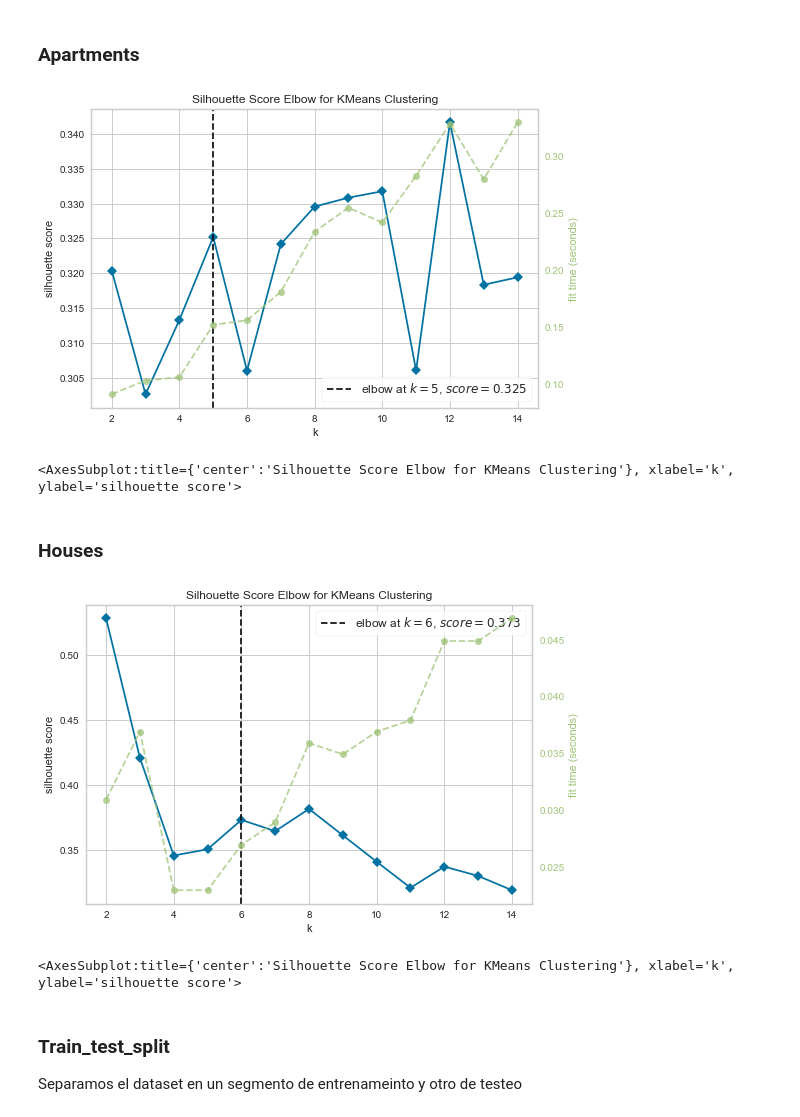
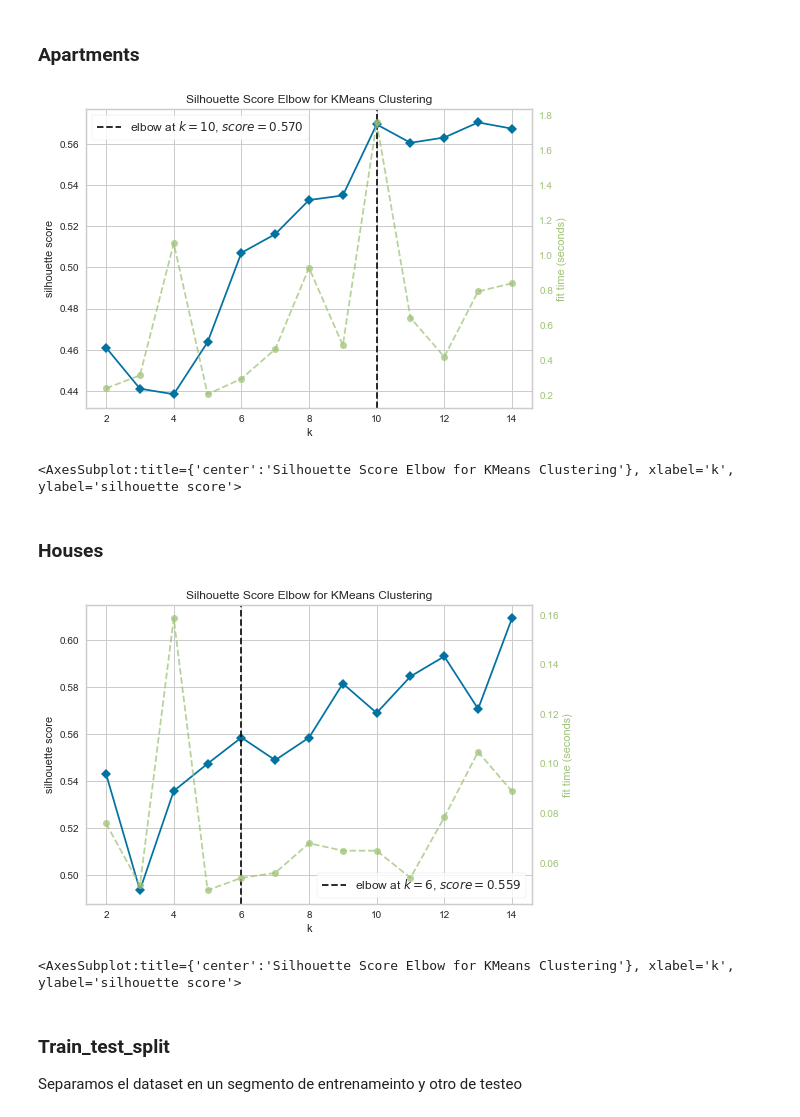
Before and after one commit to franfasan1/DG_G8_desfio2, a Jupyter notebook: notebook_desafio.ipynb, the cells around one changed output. Saved outputs shown, nothing was run; the diff lists cells and outputs as text; code cells hidden in the pictures.

```diff
--- a/notebook_desafio.ipynb
+++ b/notebook_desafio.ipynb
@@ -147,20 +147,22 @@ from yellowbrick.cluster import KElbowVisualizer
 # %%
 data_clus = data
 
 data_clus = data_clus[(data_clus.tipo_prop == "apartment")]
-data_clus = data_clus[['lat', 'lon','tipo_prop', 'precio_x_m2_usd']]
+data_clus = data_clus[['lat', 'lon','tipo_prop']]
 
-data_clus = data_clus[data_clus.precio_x_m2_usd.notnull()]
+# data_clus = data_clus[data_clus.precio_x_m2_usd.notnull()]
 
-escalador = StandardScaler()
-X = escalador.fit_transform(data_clus.drop('tipo_prop', axis = 1))
+# escalador = StandardScaler()
+# X = escalador.fit_transform(data_clus.drop('tipo_prop', axis = 1))
+
+X = data_clus.drop('tipo_prop', axis = 1)
 
 km_model = KMeans()
 visualizer = KElbowVisualizer(km_model, k = (2,15), metric = 'silhouette')
 
 visualizer.fit(X)
 visualizer.show()
 # %% [output]
-[figure, old version]
+[figure, new version]
 <AxesSubplot:title={'center':'Silhouette Score Elbow for KMeans Clustering'}, xlabel='k', ylabel='silhouette score'>
 # %%
@@ -176,12 +178,14 @@ data_clus_apartment = data_clus.join(clusters)
 data_clus = data
 
 data_clus = data_clus[(data_clus.tipo_prop == "house")]
-data_clus = data_clus[['lat', 'lon','tipo_prop', 'precio_x_m2_usd']]
+data_clus = data_clus[['lat', 'lon','tipo_prop']]
 
-data_clus = data_clus[data_clus.precio_x_m2_usd.notnull()]
+# data_clus = data_clus[data_clus.precio_x_m2_usd.notnull()]
 
-escalador = StandardScaler()
-X = escalador.fit_transform(data_clus.drop('tipo_prop', axis = 1))
+# escalador = StandardScaler()
+# X = escalador.fit_transform(data_clus.drop('tipo_prop', axis = 1))
+
+X = data_clus.drop('tipo_prop', axis = 1)
 
 km_model = KMeans()
 visualizer = KElbowVisualizer(km_model, k = (2,15), metric = 'silhouette')
@@ -189,6 +193,6 @@ visualizer = KElbowVisualizer(km_model, k = (2,15), metric = 'silhouette')
 visualizer.fit(X)
 visualizer.show()
 # %% [output]
-[figure, old version]
+[figure, new version]
 <AxesSubplot:title={'center':'Silhouette Score Elbow for KMeans Clustering'}, xlabel='k', ylabel='silhouette score'>
 # %%
```
Also changed, not shown: parts of 14 cells of this notebook.
